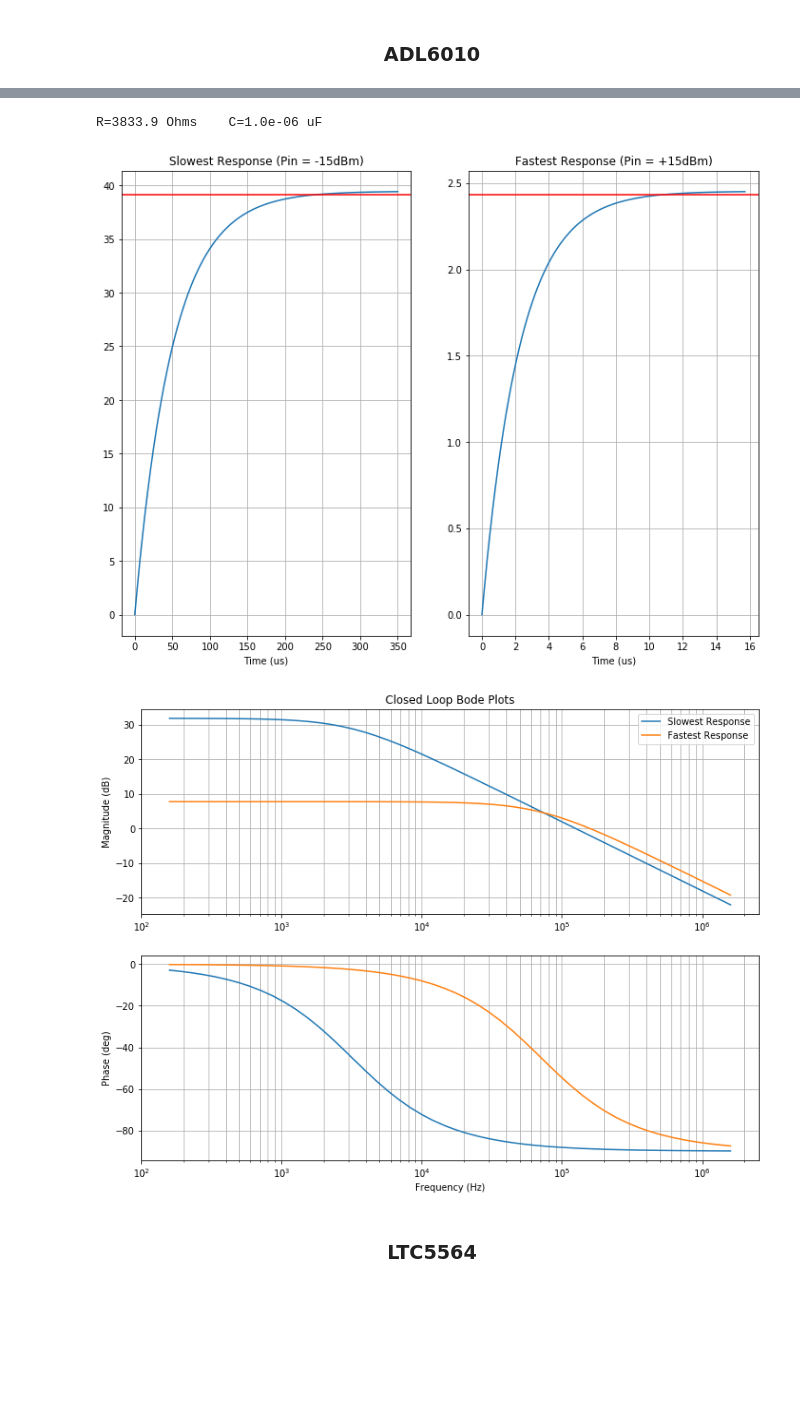
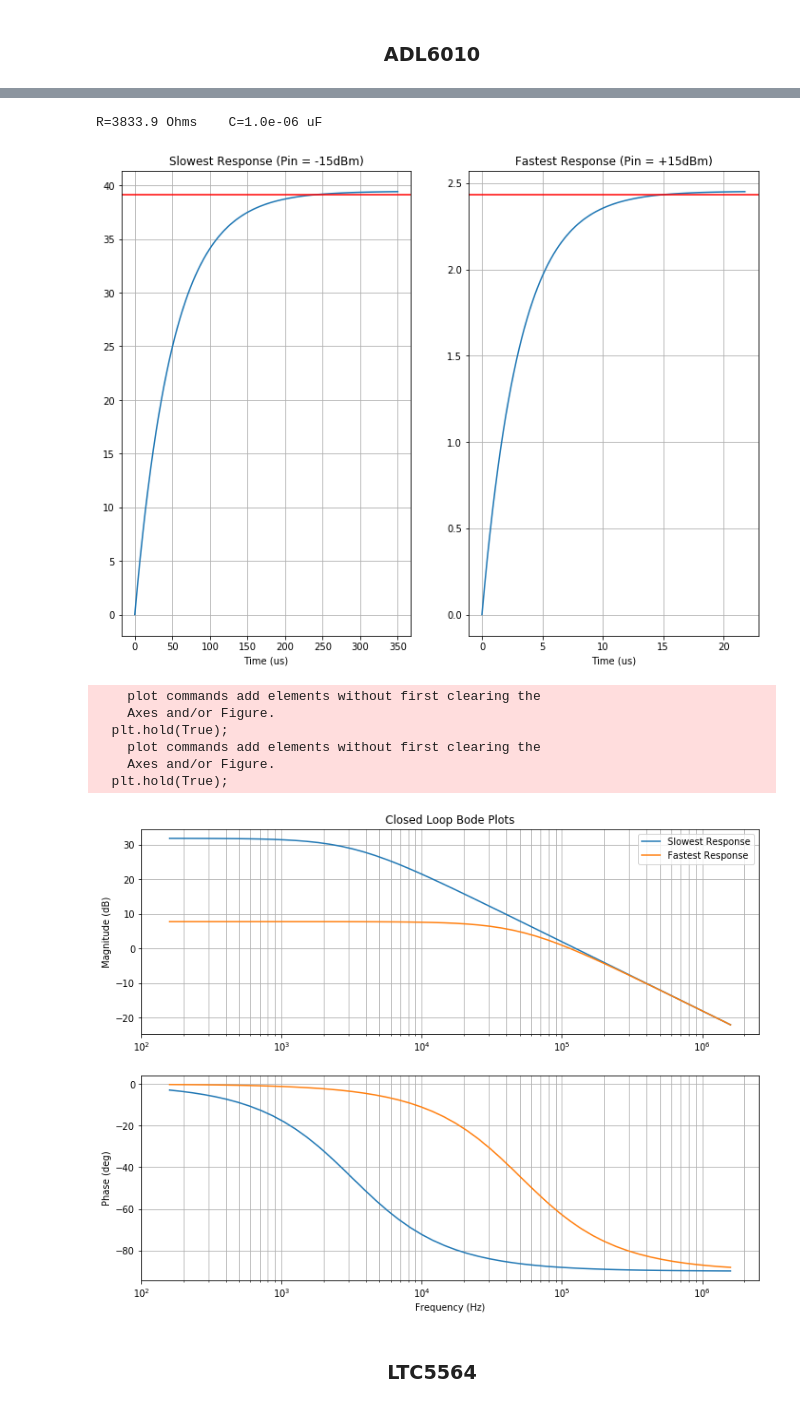
Before and after one commit to JoshWilkins2013/JupyterNotebooks, a Jupyter notebook: OutputPowerController/OutputPowerController.ipynb, the cells around one changed output, grey strips where cells are left out. Drawn from its saved outputs; the diff is of its cells as text; code cells hidden in the pictures; blank space fills up the shorter version.

Commit message:
Typo in OutputPowerController

```diff
--- a/OutputPowerController/OutputPowerController.ipynb
+++ b/OutputPowerController/OutputPowerController.ipynb
@@ -82,18 +82,24 @@ From the ADL6010 Datasheet, Kr is given as a linear value in V/V. But in the V/d
 # %%
 # ADL6010
 Vin = -10
 kr = 0.077*np.exp(0.11111*Vin) # Envelope Detector Gain [dBm/V]
 gol, gcl1 = design_controller(kr)
 
 Vin = 15
 kr = 0.077*np.exp(0.11111*Vin) # Envelope Detector Gain [dBm/V]
-gcl2 = check_controller(kr, g)
+gcl2 = check_controller(kr, gol)
 
 bode_plot(gcl1, gcl2)
 # %% [output]
 R=3833.9 Ohms    C=1.0e-06 uF
-[figure, old version]
+[figure, new version]
+    plot commands add elements without first clearing the
+    Axes and/or Figure.
+  plt.hold(True);
+    plot commands add elements without first clearing the
+    Axes and/or Figure.
+  plt.hold(True);
-[figure, old version]
+[figure, new version]
 # %% [markdown]
 ### <center> LTC5564 </center>
 # %% [markdown]
```
